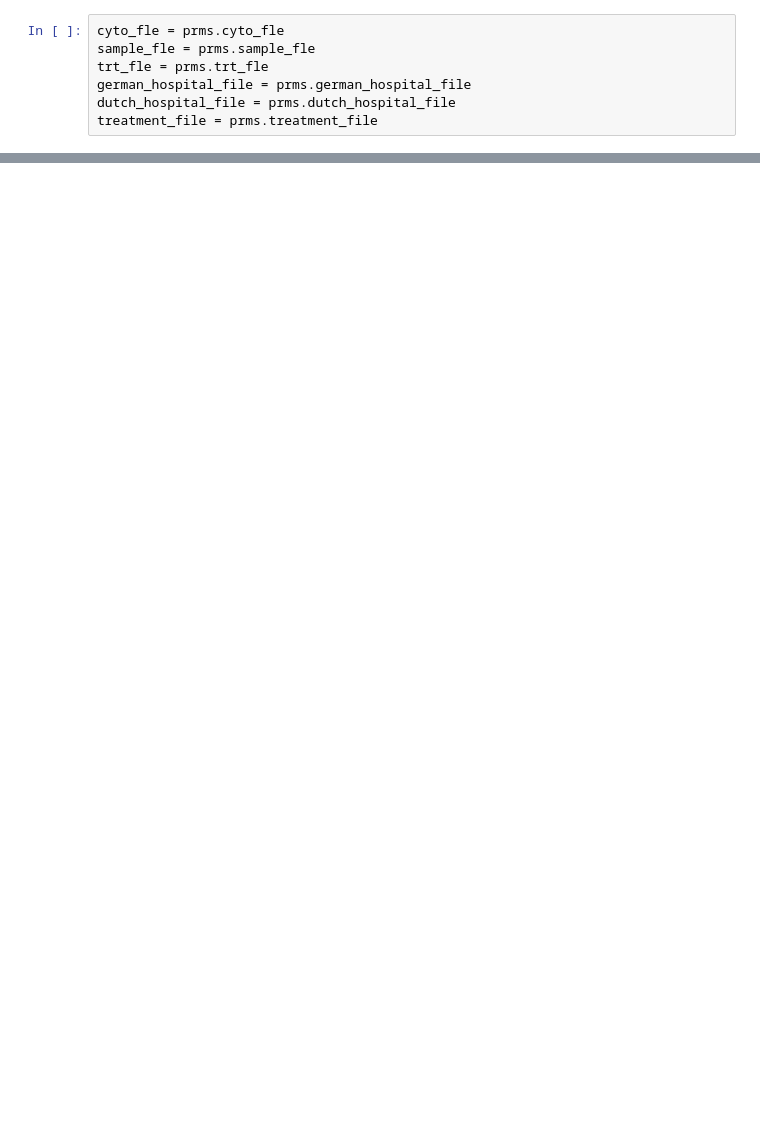
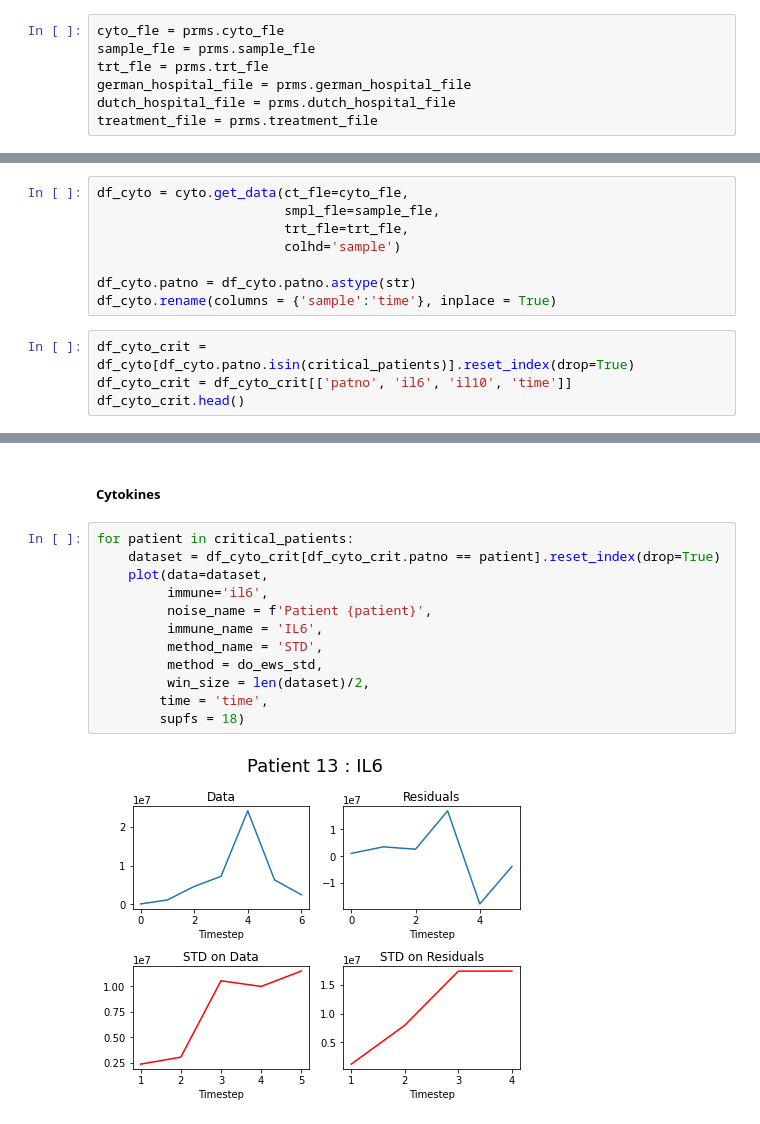
Before and after one commit to UvaCsl/immune-ct, a Jupyter notebook: Part IV - EWS on Data.ipynb, the cells around one changed output, grey strips where cells are left out. Cells and saved outputs as stored; diff of their text form; blank space fills up the shorter version.

```diff
--- a/Part IV - EWS on Data.ipynb
+++ b/Part IV - EWS on Data.ipynb
@@ -65,0 +57,12 @@ array([-4.460e+02,  2.660e+02,  5.600e+01, -1.400e+01, -2.960e+02,
+# %%
+df_cyto = cyto.get_data(ct_fle=cyto_fle,
+                        smpl_fle=sample_fle,
+                        trt_fle=trt_fle,
+                        colhd='sample')
+
+df_cyto.patno = df_cyto.patno.astype(str)
+df_cyto.rename(columns = {'sample':'time'}, inplace = True)
+# %%
+df_cyto_crit = df_cyto[df_cyto.patno.isin(critical_patients)].reset_index(drop=True)
+df_cyto_crit = df_cyto_crit[['patno', 'il6', 'il10', 'time']]
+df_cyto_crit.head()
@@ -65,0 +96,16 @@ array([-4.460e+02,  2.660e+02,  5.600e+01, -1.400e+01, -2.960e+02,
+# %% [markdown]
+##### Cytokines
+# %%
+for patient in critical_patients:
+    dataset = df_cyto_crit[df_cyto_crit.patno == patient].reset_index(drop=True)
+    plot(data=dataset,
+         immune='il6',
+         noise_name = f'Patient {patient}',
+         immune_name = 'IL6',
+         method_name = 'STD',
+         method = do_ews_std,
+         win_size = len(dataset)/2,
+        time = 'time',
+        supfs = 18)
+# %% [output]
+[figure, added]
```
Also changed, not shown: parts of 42 cells of this notebook, 3 other files.
